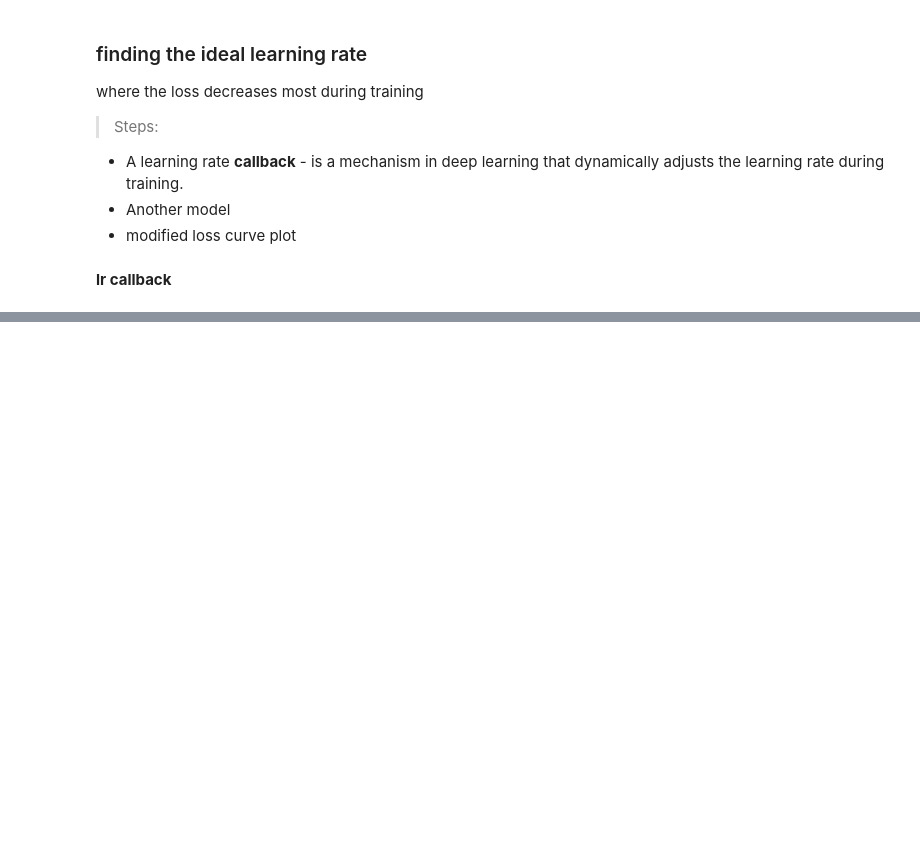
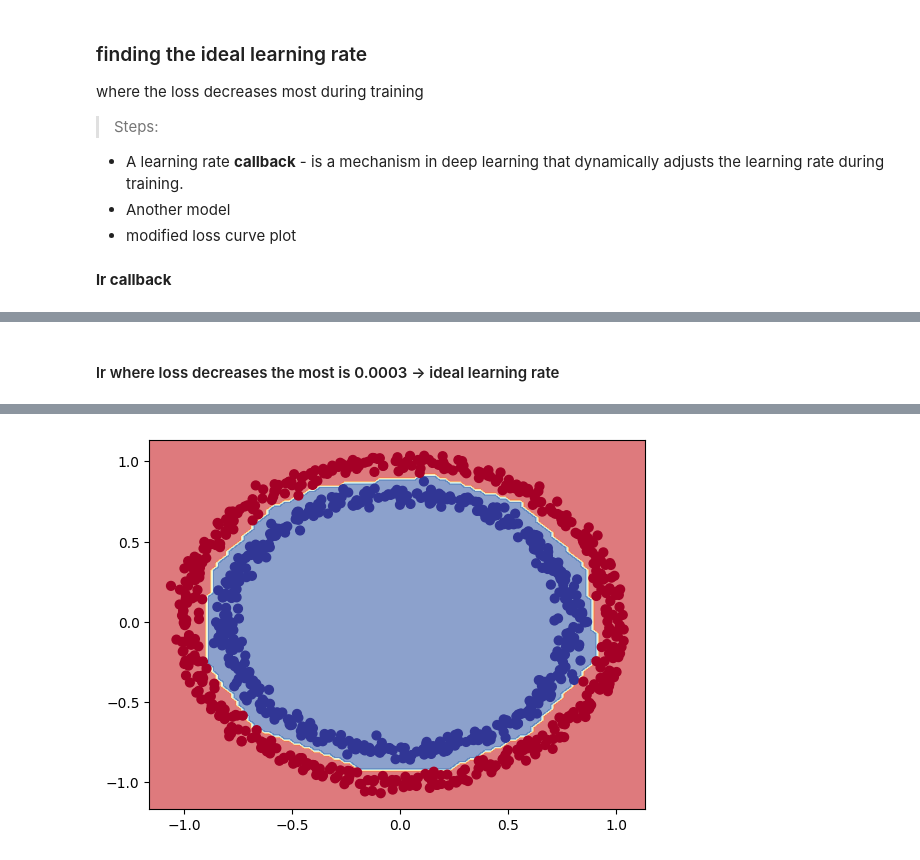
Before and after one commit to divyalaldinani/Deep-Learning-in-TensorFlow, a Jupyter notebook: 03_classification_using_NN_in_tensorflow.ipynb, the cells around one changed output, grey strips where cells are left out. Saved outputs shown, nothing was run; the diff lists cells and outputs as text; code cells hidden in the pictures; blank space fills up the shorter version.

```diff
--- a/03_classification_using_NN_in_tensorflow.ipynb
+++ b/03_classification_using_NN_in_tensorflow.ipynb
@@ -477,0 +546,5 @@ model_5.fit(
+# %% [markdown]
+#### lr where loss decreases the most is 0.0003 -> ideal learning rate
+# %%
+plot_decision_boundary(model_5, X, y)
+# %% [output]
@@ -477,0 +553 @@ model_5.fit(
+[figure, added]
```
Also changed, not shown: parts of 32 cells of this notebook.
